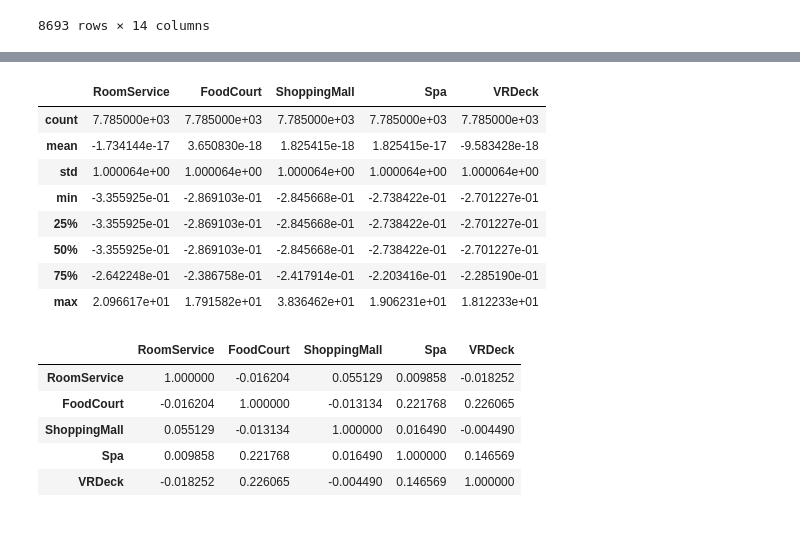
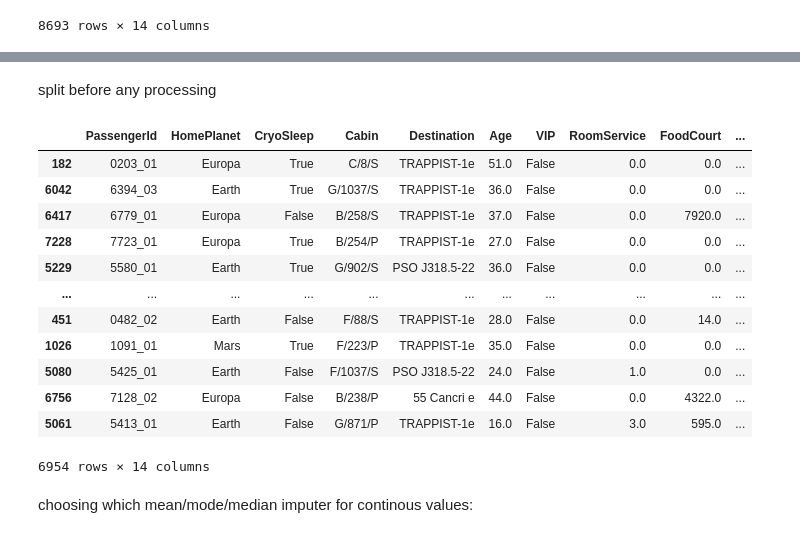
Before and after one commit to woxane/kaggle-spaceship-titanic, a Jupyter notebook: 5.ipynb, the cells around one changed output, grey strips where cells are left out. Saved outputs shown, nothing was run; the diff lists cells and outputs as text; code cells hidden in the pictures.

```diff
--- a/5.ipynb
+++ b/5.ipynb
@@ -84,27 +20,23 @@ cleaned_spenting.describe()
-# %%
-from sklearn.preprocessing import StandardScaler
-
-std = StandardScaler()
-
-standarded = std.fit_transform(cleaned_spenting)
-standarded_spenting = pd.DataFrame(standarded, columns = cleaned_spenting.columns)
-standarded_spenting.describe()
-# %% [output]
-|  | RoomService | FoodCourt | ShoppingMall | Spa | VRDeck |
-| count | 7.785000e+03 | 7.785000e+03 | 7.785000e+03 | 7.785000e+03 | 7.785000e+03 |
-| mean | -1.734144e-17 | 3.650830e-18 | 1.825415e-18 | 1.825415e-17 | -9.583428e-18 |
-| std | 1.000064e+00 | 1.000064e+00 | 1.000064e+00 | 1.000064e+00 | 1.000064e+00 |
-| min | -3.355925e-01 | -2.869103e-01 | -2.845668e-01 | -2.738422e-01 | -2.701227e-01 |
-| 25% | -3.355925e-01 | -2.869103e-01 | -2.845668e-01 | -2.738422e-01 | -2.701227e-01 |
-| 50% | -3.355925e-01 | -2.869103e-01 | -2.845668e-01 | -2.738422e-01 | -2.701227e-01 |
-| 75% | -2.642248e-01 | -2.386758e-01 | -2.417914e-01 | -2.203416e-01 | -2.285190e-01 |
-| max | 2.096617e+01 | 1.791582e+01 | 3.836462e+01 | 1.906231e+01 | 1.812233e+01 |
-# %%
-standarded_spenting.corr()
-# %% [output]
-|  | RoomService | FoodCourt | ShoppingMall | Spa | VRDeck |
-| RoomService | 1.000000 | -0.016204 | 0.055129 | 0.009858 | -0.018252 |
-| FoodCourt | -0.016204 | 1.000000 | -0.013134 | 0.221768 | 0.226065 |
-| ShoppingMall | 0.055129 | -0.013134 | 1.000000 | 0.016490 | -0.004490 |
-| Spa | 0.009858 | 0.221768 | 0.016490 | 1.000000 | 0.146569 |
-| VRDeck | -0.018252 | 0.226065 | -0.004490 | 0.146569 | 1.000000 |
+# %% [markdown]
+split before any processing
+# %%
+from sklearn.model_selection import train_test_split
+
+df_train, df_test = train_test_split(df, test_size=0.2)
+df_train
+# %% [output]
+|  | PassengerId | HomePlanet | CryoSleep | Cabin | Destination | Age | VIP | RoomService | FoodCourt | ... |
+| 182 | 0203_01 | Europa | True | C/8/S | TRAPPIST-1e | 51.0 | False | 0.0 | 0.0 | ... |
+| 6042 | 6394_03 | Earth | True | G/1037/S | TRAPPIST-1e | 36.0 | False | 0.0 | 0.0 | ... |
+| 6417 | 6779_01 | Europa | False | B/258/S | TRAPPIST-1e | 37.0 | False | 0.0 | 7920.0 | ... |
+| 7228 | 7723_01 | Europa | True | B/254/P | TRAPPIST-1e | 27.0 | False | 0.0 | 0.0 | ... |
+| 5229 | 5580_01 | Earth | True | G/902/S | PSO J318.5-22 | 36.0 | False | 0.0 | 0.0 | ... |
+| ... | ... | ... | ... | ... | ... | ... | ... | ... | ... | ... |
+| 451 | 0482_02 | Earth | False | F/88/S | TRAPPIST-1e | 28.0 | False | 0.0 | 14.0 | ... |
+| 1026 | 1091_01 | Mars | True | F/223/P | TRAPPIST-1e | 35.0 | False | 0.0 | 0.0 | ... |
+| 5080 | 5425_01 | Earth | False | F/1037/S | PSO J318.5-22 | 24.0 | False | 1.0 | 0.0 | ... |
+| 6756 | 7128_02 | Europa | False | B/238/P | 55 Cancri e | 44.0 | False | 0.0 | 4322.0 | ... |
+| 5061 | 5413_01 | Earth | False | G/871/P | TRAPPIST-1e | 16.0 | False | 3.0 | 595.0 | ... |
+6954 rows × 14 columns
+# %% [markdown]
+choosing which mean/mode/median imputer for continous values:
```
Also changed, not shown: parts of 58 cells of this notebook.
